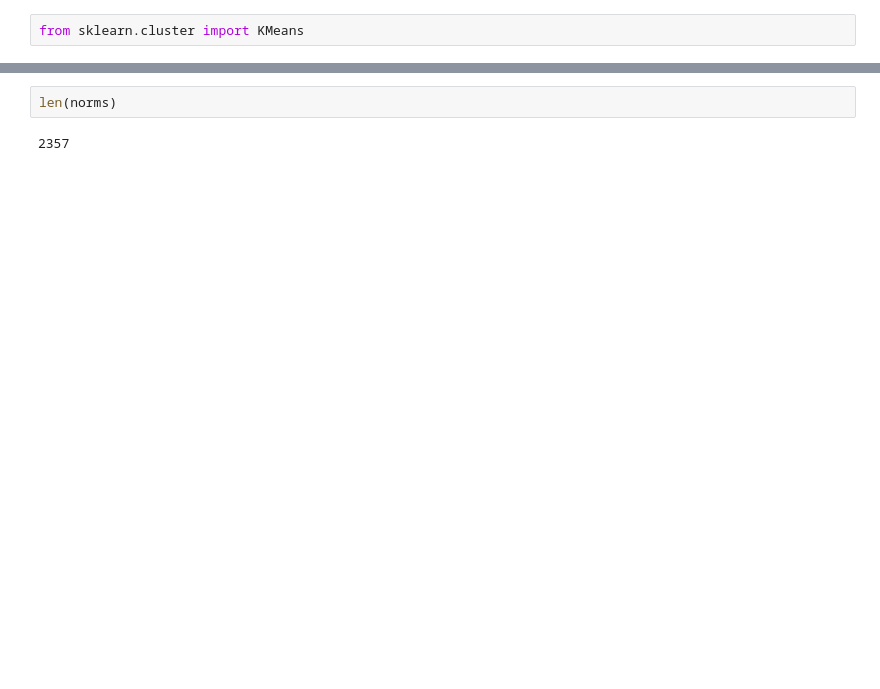
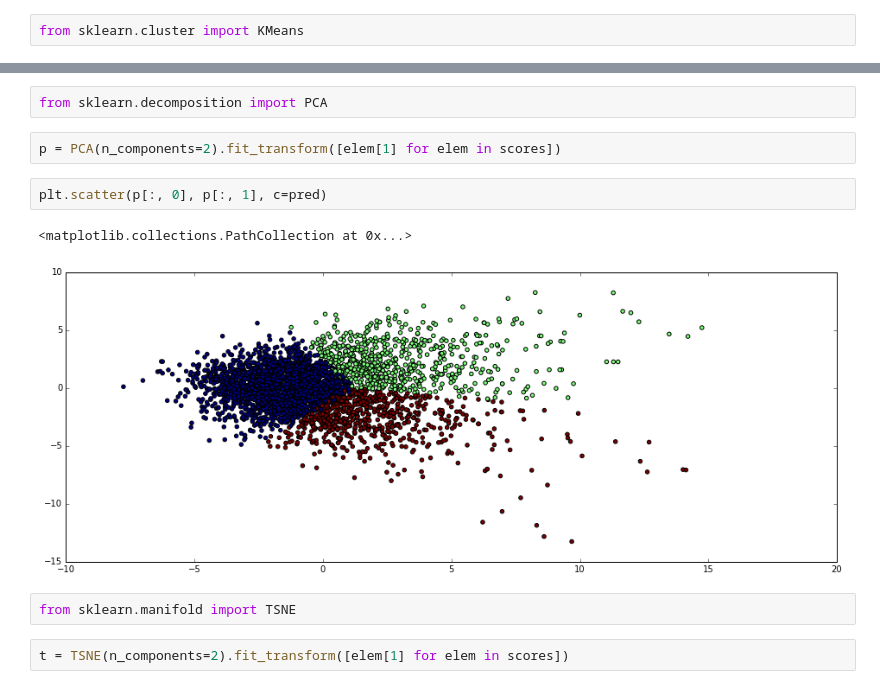
Before and after one commit to inspirehep/invenio-trends, a Jupyter notebook: research/Pipeline.ipynb, the cells around one changed output, grey strips where cells are left out. Cells and saved outputs as stored; diff of their text form; blank space fills up the shorter version.

```diff
--- a/research/Pipeline.ipynb
+++ b/research/Pipeline.ipynb
@@ -179,4 +196,13 @@ truncate
-# %%
-len(norms)
-# %% [output]
-2357
+# %%
+from sklearn.decomposition import PCA
+# %%
+p = PCA(n_components=2).fit_transform([elem[1] for elem in scores])
+# %%
+plt.scatter(p[:, 0], p[:, 1], c=pred)
+# %% [output]
+<matplotlib.collections.PathCollection at 0x...>
+[figure, added]
+# %%
+from sklearn.manifold import TSNE
+# %%
+t = TSNE(n_components=2).fit_transform([elem[1] for elem in scores])
```
Also changed, not shown: parts of 15 cells of this notebook, 1 other file.
